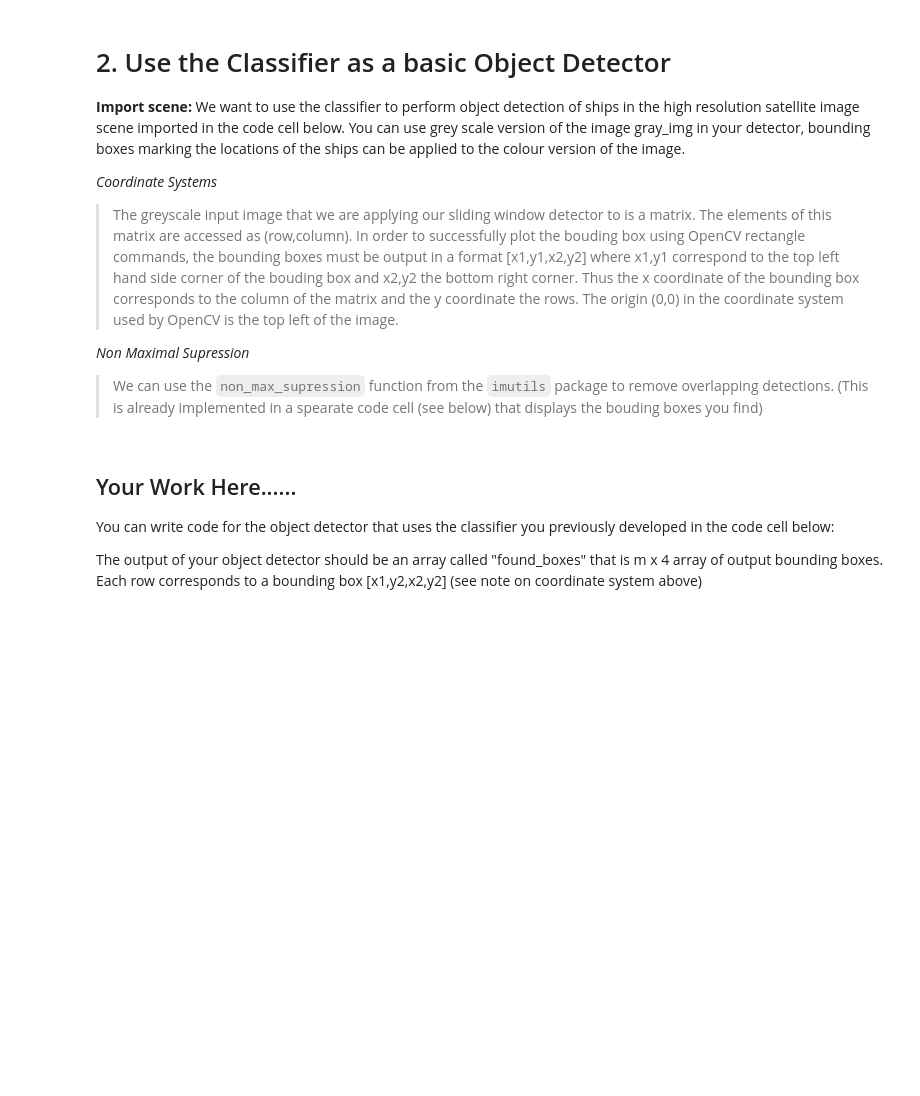
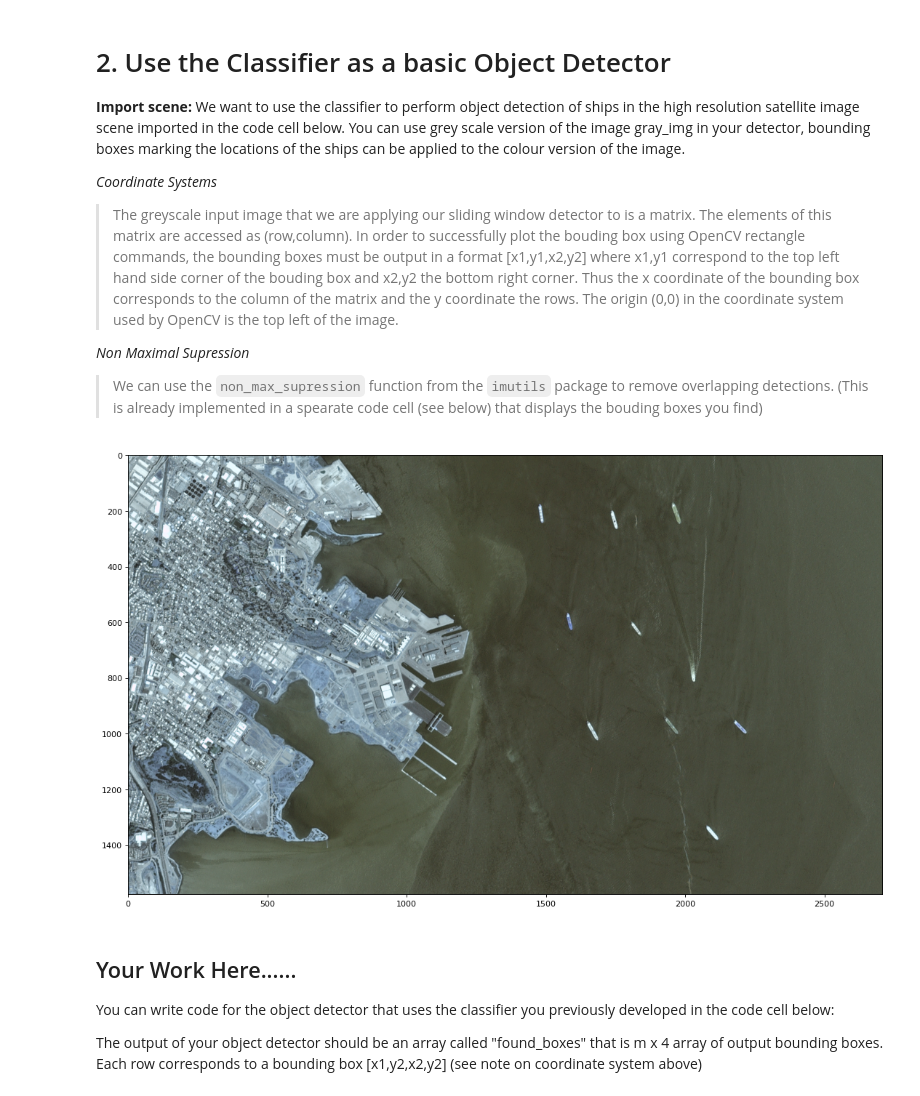
Before and after one commit to comaraDOTcom/machine-vision, a Jupyter notebook: classical/Etivity_assignment1.ipynb, the cells around one changed output. Cells and saved outputs as stored; diff of their text form; code cells hidden in the pictures; blank space fills up the shorter version.

```diff
--- a/classical/Etivity_assignment1.ipynb
+++ b/classical/Etivity_assignment1.ipynb
@@ -178,11 +296,14 @@ plot_examples(y_pred,y_test)
 # %%
 # Load and Display Secene to perform Object Detection on
 img_path = 'scenes/scenes/sfbay_3.png'
 col_img = cv2.imread(img_path, cv2.IMREAD_COLOR)
 gray_img = cv2.cvtColor(col_img, cv2.COLOR_BGR2GRAY)
-plt.figure(figsize=(14, 10), dpi=80)
+plt.figure(figsize=(18, 10), dpi=80)
 plt.imshow(col_img, aspect='auto')
 plt.imshow( col_img ,'gray')
+plt.show()
+# %% [output]
+[figure, added]
 # %% [markdown]
 
 
```
Also changed, not shown: parts of 21 cells of this notebook.
